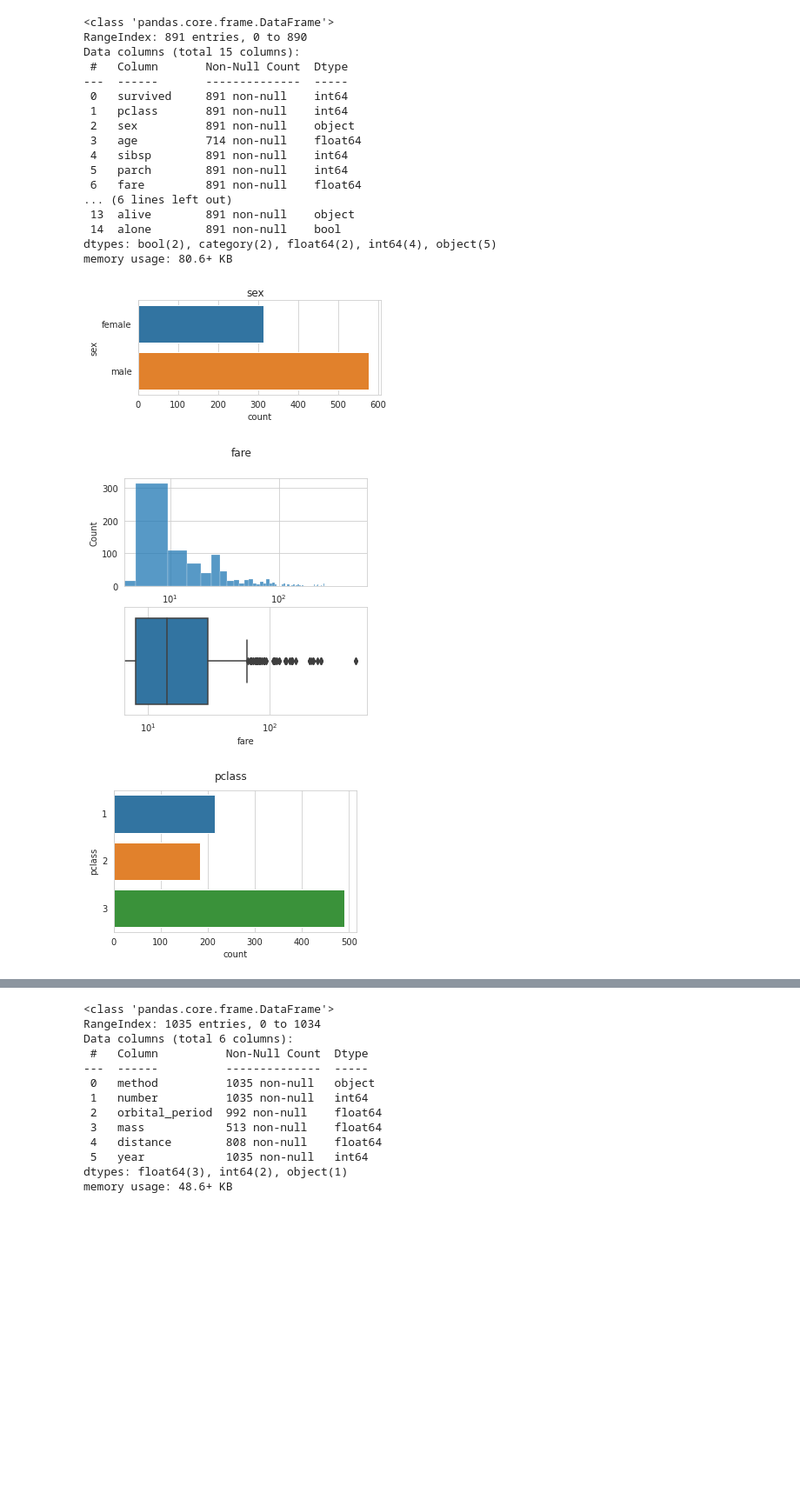
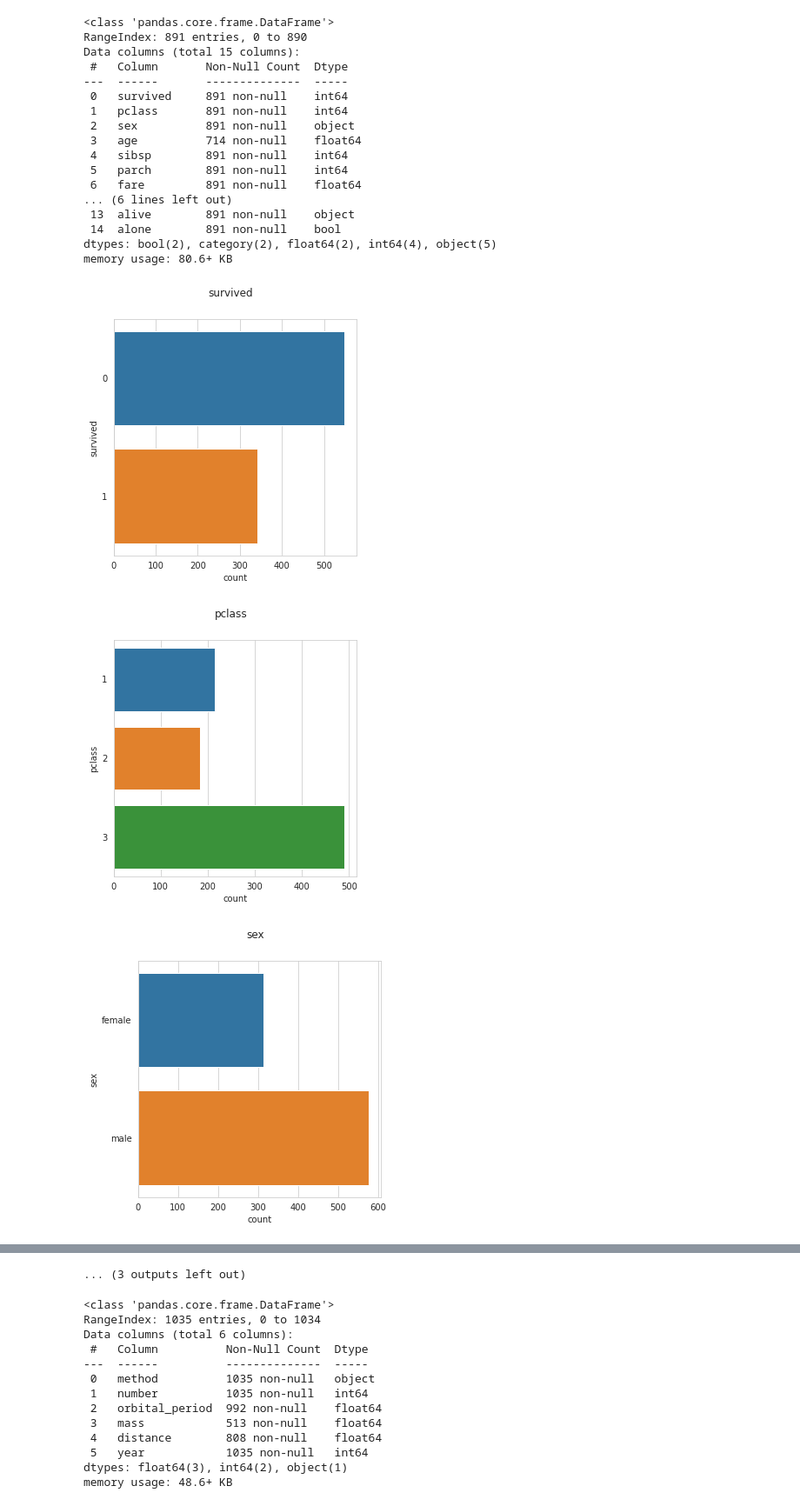
Before and after one commit to albertoburgosplaza/simpleplots, a Jupyter notebook: notebooks/testing.ipynb, the cells around one changed output, grey strips where cells are left out. Shown: that part at 87% size. Drawn from its saved outputs; the diff is of its cells as text; code cells hidden in the pictures; blank space fills up the shorter version.

```diff
--- a/notebooks/testing.ipynb
+++ b/notebooks/testing.ipynb
@@ -52,15 +52,10 @@ Data columns (total 15 columns):
  14  alone        891 non-null    bool
 dtypes: bool(2), category(2), float64(2), int64(4), object(5)
 memory usage: 80.6+ KB
-# %%
-plot(titanic, "sex", size=(5,2))
-# %% [output]
-[figure, removed]
-# %%
-plot(titanic, "fare", log_scale=True, size=(5,5))
-# %% [output]
-[figure, removed]
-# %%
-plot(titanic, "pclass")
-# %% [output]
-[figure, removed]
+# %%
+for attribute in titanic.columns:
+    plot(titanic, attribute)
+# %% [output]
+[figure, added]
+[figure, added]
+[figure, added]
@@ -67,3 +71,4 @@ plot(titanic, "pclass")
+... (3 outputs left out)
 # %%
 planets = sns.load_dataset("planets")
 # %%
```
Also changed, not shown: parts of 4 cells of this notebook, 2 other files.
